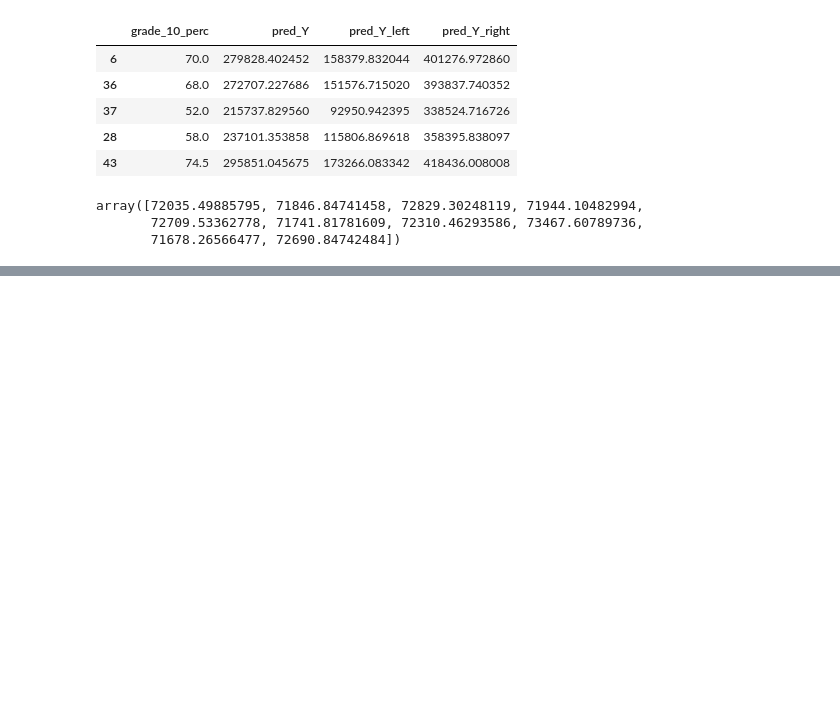
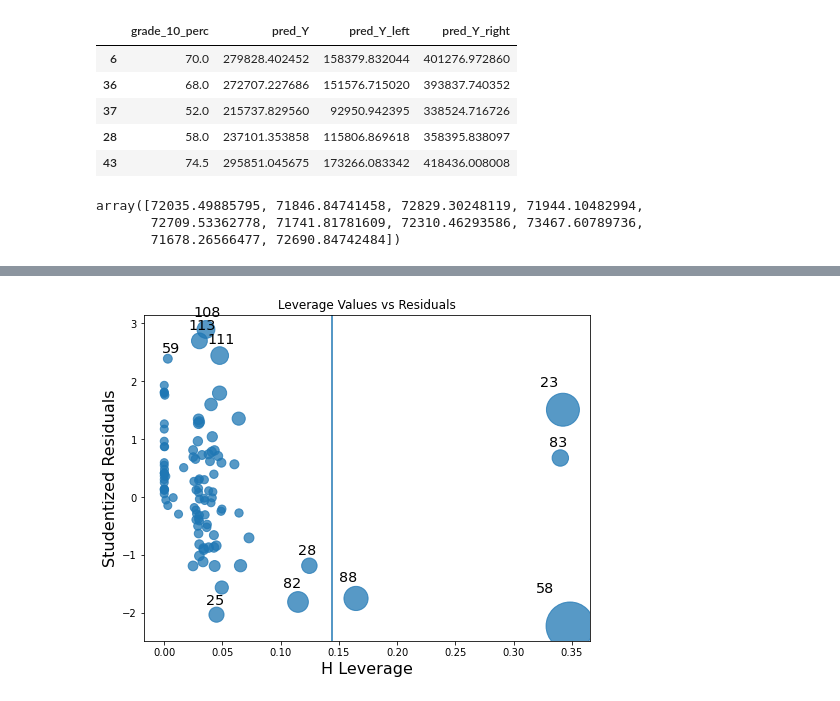
Before and after one commit to MihirD97/MLUsingPython, a Jupyter notebook: chap4_linear_regression.ipynb, the cells around one changed output, grey strips where cells are left out. Cells and saved outputs as stored; diff of their text form; code cells hidden in the pictures; blank space fills up the shorter version.

```diff
--- a/chap4_linear_regression.ipynb
+++ b/chap4_linear_regression.ipynb
@@ -149,0 +472,13 @@ array([72035.49885795, 71846.84741458, 72829.30248119, 71944.10482994,
+# %%
+#So observations with leverage values more than 0.144 are highly influential
+#Lets plot influence plot and check
+
+from statsmodels.graphics.regressionplots import influence_plot
+
+fig, ax = plt.subplots(figsize=(8,6))
+influence_plot(ipl_model_3, ax=ax)
+plt.title("Leverage Values vs Residuals")
+plt.axvline(x=leverage_cutoff)
+plt.show()
+# %% [output]
+[figure, added]
```
Also changed, not shown: parts of 30 cells of this notebook.
